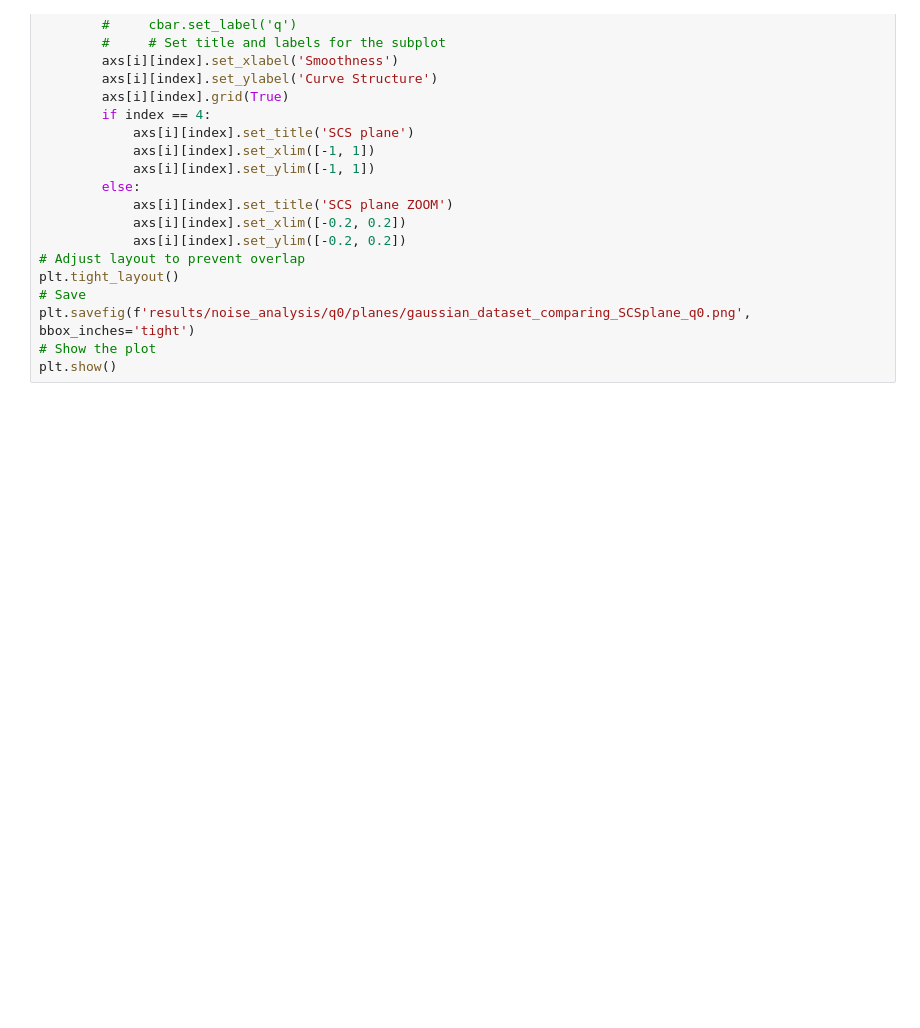
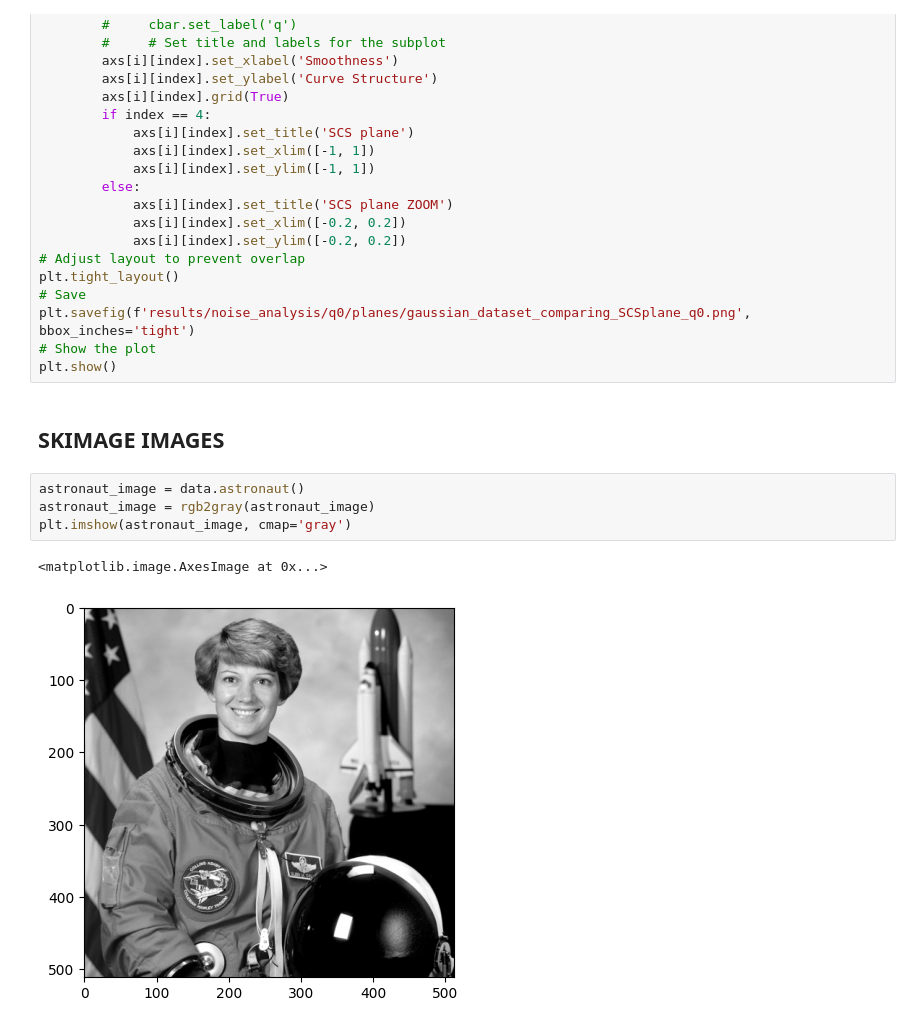
Before and after one commit to alvaroalbuquerque/SCS_plane_study, a Jupyter notebook: noise_analysis_q0_gaussian.ipynb, the cells around one changed output. Drawn from its saved outputs; the diff is of its cells as text; blank space fills up the shorter version.

Commit message:
added skimage images

```diff
--- a/noise_analysis_q0_gaussian.ipynb
+++ b/noise_analysis_q0_gaussian.ipynb
@@ -437,3 +437,12 @@ plt.tight_layout()
 plt.savefig(f'results/noise_analysis/q0/planes/gaussian_dataset_comparing_SCSplane_q0.png', bbox_inches='tight')
 # Show the plot
 plt.show()
+# %% [markdown]
+## SKIMAGE IMAGES
+# %%
+astronaut_image = data.astronaut()
+astronaut_image = rgb2gray(astronaut_image)
+plt.imshow(astronaut_image, cmap='gray')
+# %% [output]
+<matplotlib.image.AxesImage at 0x...>
+[figure, added]
```
Also changed, not shown: parts of 10 cells of this notebook, 1 other file.
